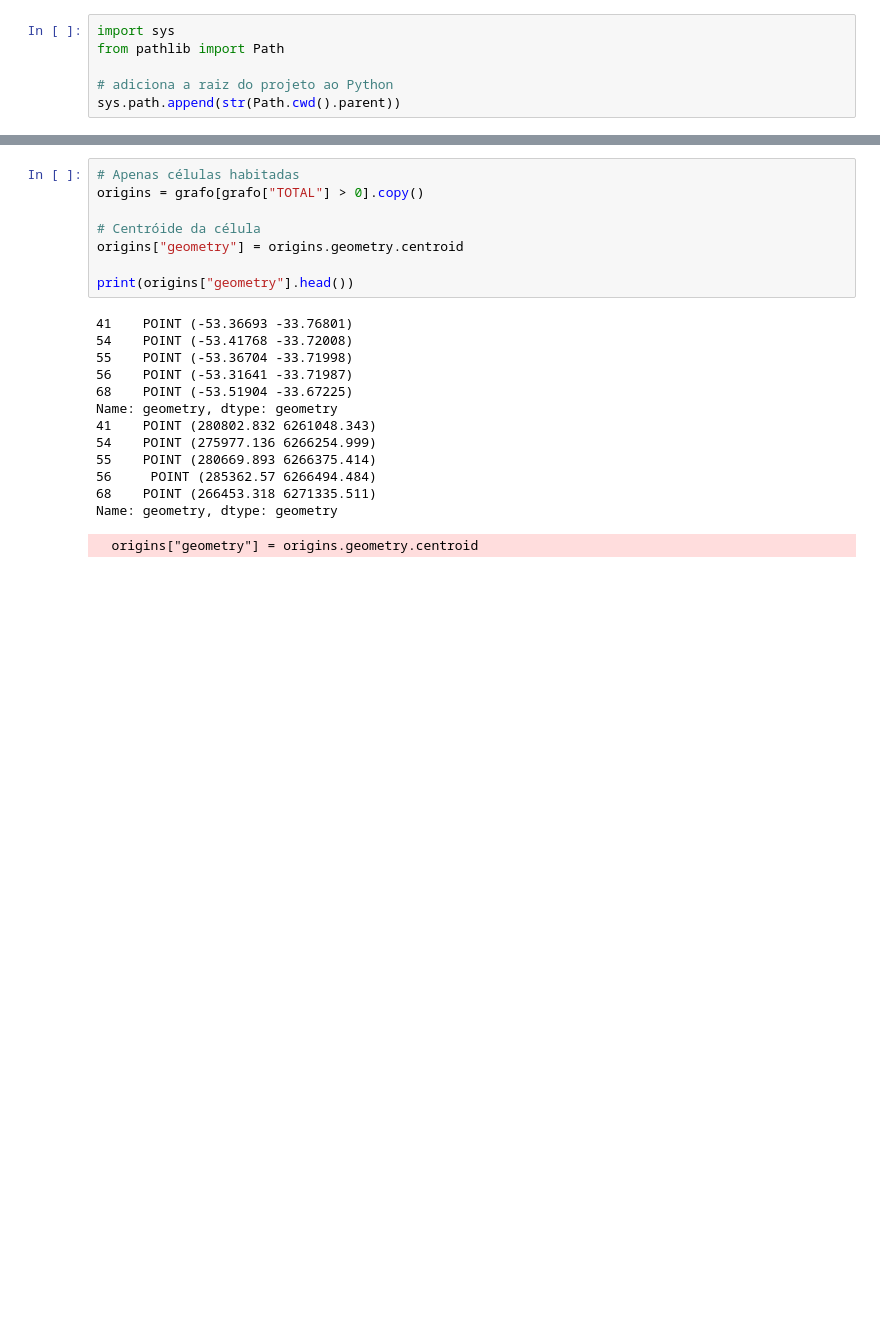
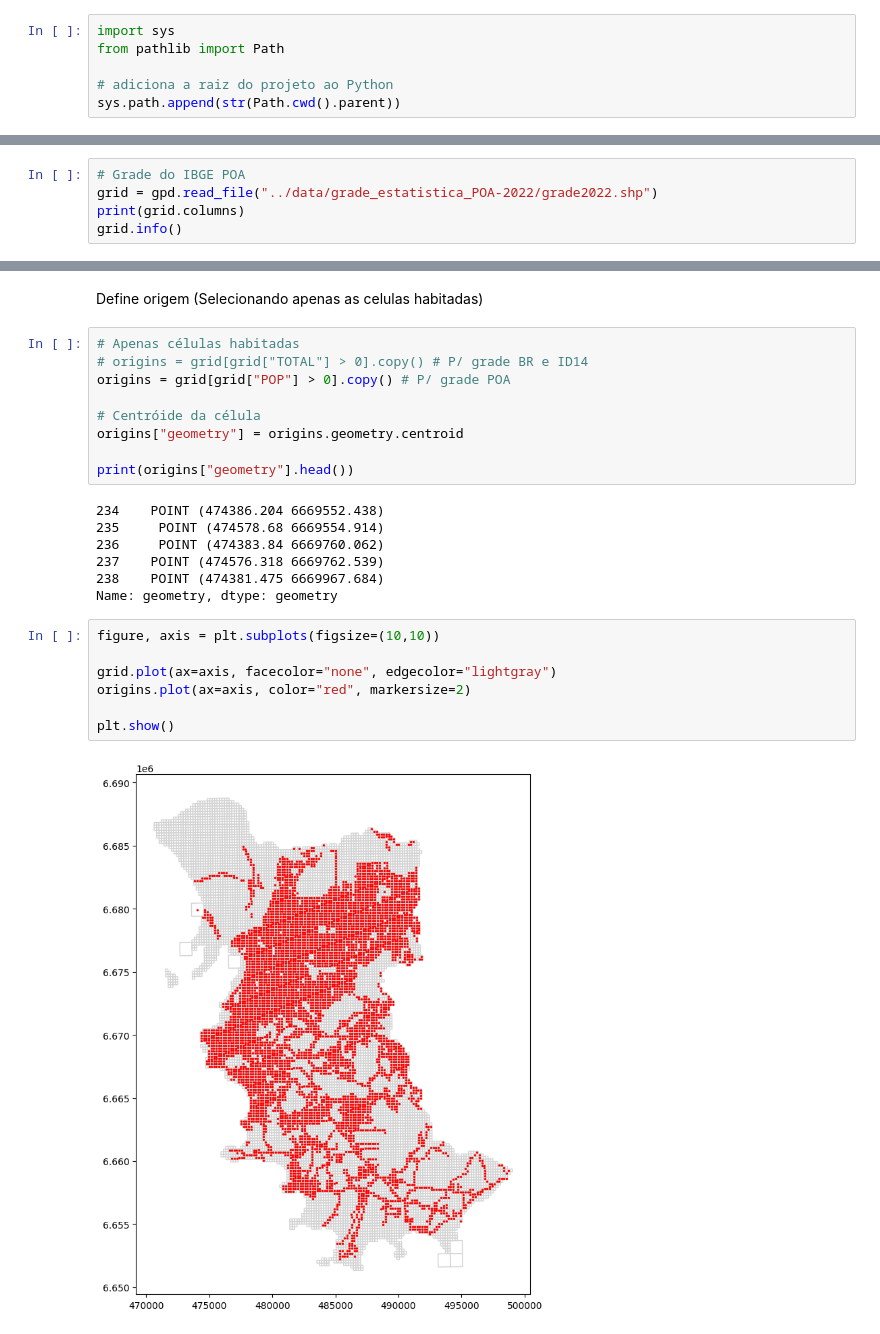
Before and after one commit to S-Behling/EtPilot, a Jupyter notebook: notebooks/04_build_origins.ipynb, the cells around one changed output, grey strips where cells are left out. Drawn from its saved outputs; the diff is of its cells as text; blank space fills up the shorter version.

```diff
--- a/notebooks/04_build_origins.ipynb
+++ b/notebooks/04_build_origins.ipynb
@@ -66,0 +71,5 @@ memory usage: 15.6 MB
+# %%
+# Grade do IBGE POA
+grid = gpd.read_file("../data/grade_estatistica_POA-2022/grade2022.shp")
+print(grid.columns)
+grid.info()
@@ -67,25 +94,31 @@ memory usage: 15.6 MB
+# %% [markdown]
+Define origem
+(Selecionando apenas as celulas habitadas)
 # %%
 # Apenas células habitadas
-origins = grafo[grafo["TOTAL"] > 0].copy()
+# origins = grid[grid["TOTAL"] > 0].copy() # P/ grade BR e ID14
+origins = grid[grid["POP"] > 0].copy() # P/ grade POA
 
 # Centróide da célula
 origins["geometry"] = origins.geometry.centroid
 
 print(origins["geometry"].head())
 # %% [output]
-41    POINT (-53.36693 -33.76801)
-54    POINT (-53.41768 -33.72008)
-55    POINT (-53.36704 -33.71998)
-56    POINT (-53.31641 -33.71987)
-68    POINT (-53.51904 -33.67225)
+234    POINT (474386.204 6669552.438)
+235     POINT (474578.68 6669554.914)
+236     POINT (474383.84 6669760.062)
+237    POINT (474576.318 6669762.539)
+238    POINT (474381.475 6669967.684)
 Name: geometry, dtype: geometry
-41    POINT (280802.832 6261048.343)
-54    POINT (275977.136 6266254.999)
-55    POINT (280669.893 6266375.414)
-56     POINT (285362.57 6266494.484)
-68    POINT (266453.318 6271335.511)
-Name: geometry, dtype: geometry
-  origins["geometry"] = origins.geometry.centroid
+# %%
+figure, axis = plt.subplots(figsize=(10,10))
+
+grid.plot(ax=axis, facecolor="none", edgecolor="lightgray")
+origins.plot(ax=axis, color="red", markersize=2)
+
+plt.show()
+# %% [output]
+[figure, added]
 # %%
 print(f"Número de células habitadas: {len(origins)}")
 # %% [output]
```
Also changed, not shown: parts of 16 cells of this notebook.
